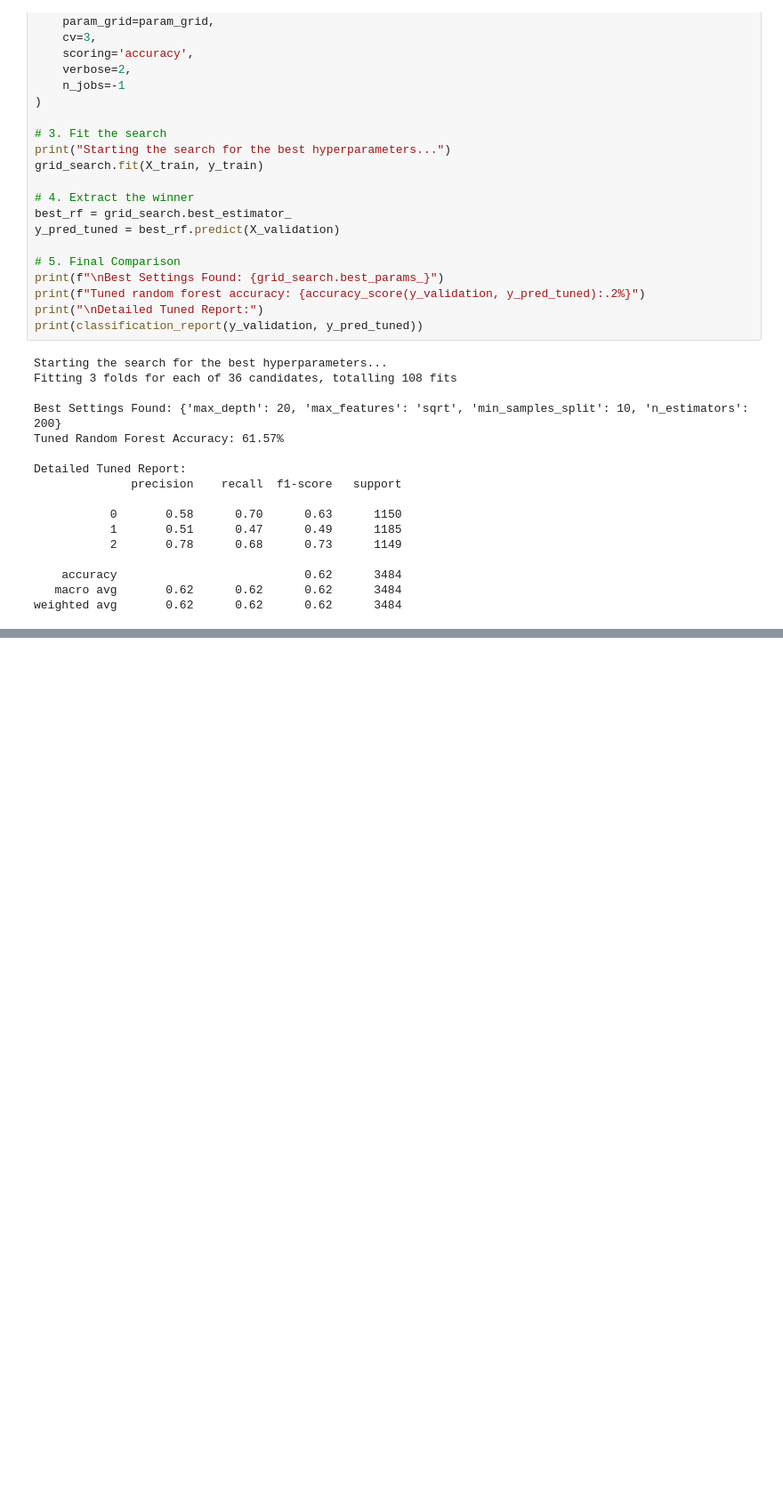
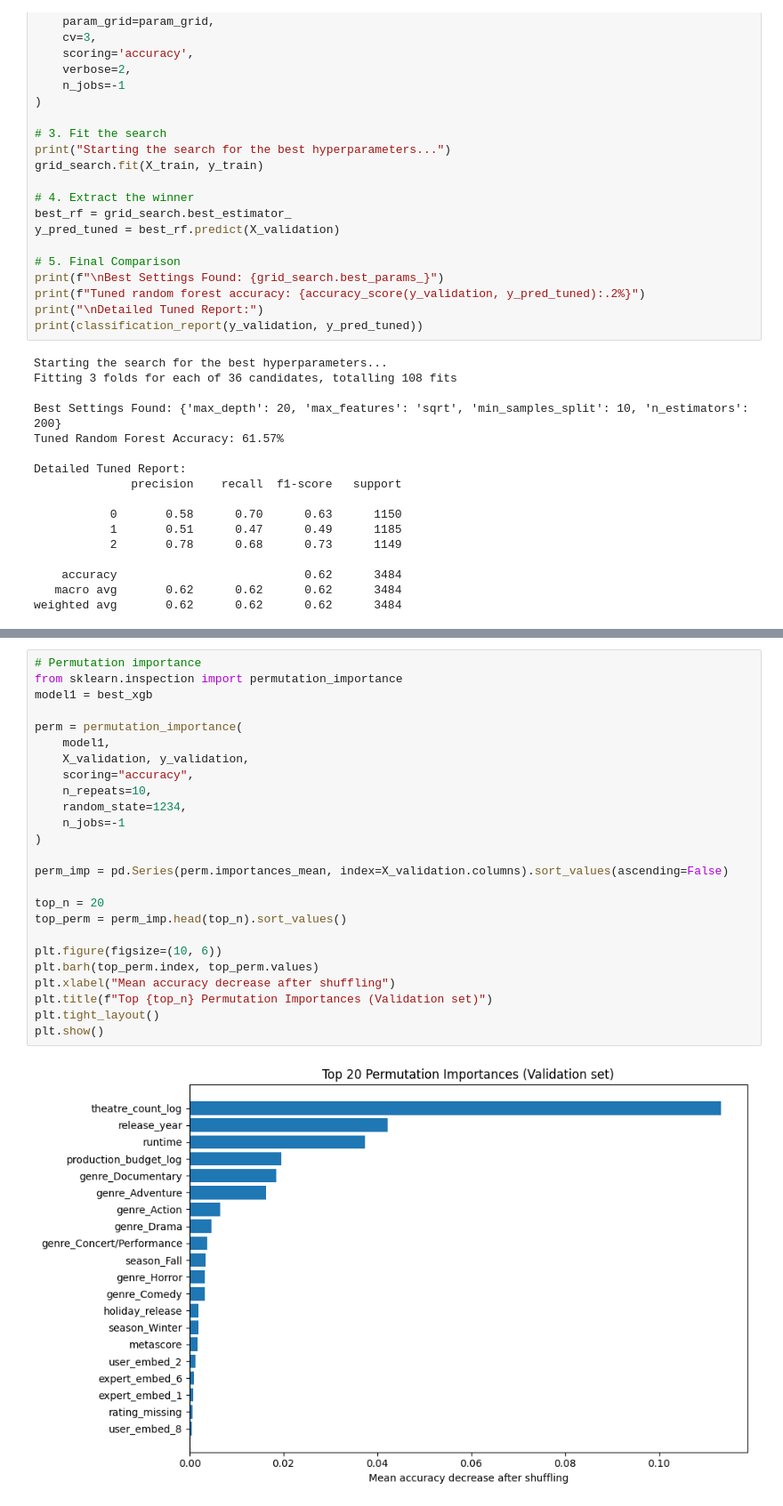
Before and after one commit to Simerblur/bjj, a Jupyter notebook: Tree_based_models_bart.ipynb, the cells around one changed output, grey strips where cells are left out. Shown at 89% size. Cells and saved outputs as stored; diff of their text form; blank space fills up the shorter version.

```diff
--- a/Tree_based_models_bart.ipynb
+++ b/Tree_based_models_bart.ipynb
@@ -438,0 +558,27 @@ weighted avg       0.64      0.62      0.63      3484
+# %%
+# Permutation importance
+from sklearn.inspection import permutation_importance
+model1 = best_xgb
+
+perm = permutation_importance(
+    model1,
+    X_validation, y_validation,
+    scoring="accuracy",
+    n_repeats=10,
+    random_state=1234,
+    n_jobs=-1
+)
+
+perm_imp = pd.Series(perm.importances_mean, index=X_validation.columns).sort_values(ascending=False)
+
+top_n = 20
+top_perm = perm_imp.head(top_n).sort_values()
+
+plt.figure(figsize=(10, 6))
+plt.barh(top_perm.index, top_perm.values)
+plt.xlabel("Mean accuracy decrease after shuffling")
+plt.title(f"Top {top_n} Permutation Importances (Validation set)")
+plt.tight_layout()
+plt.show()
+# %% [output]
+[figure, added]
```
Also changed, not shown: parts of 17 cells of this notebook.
